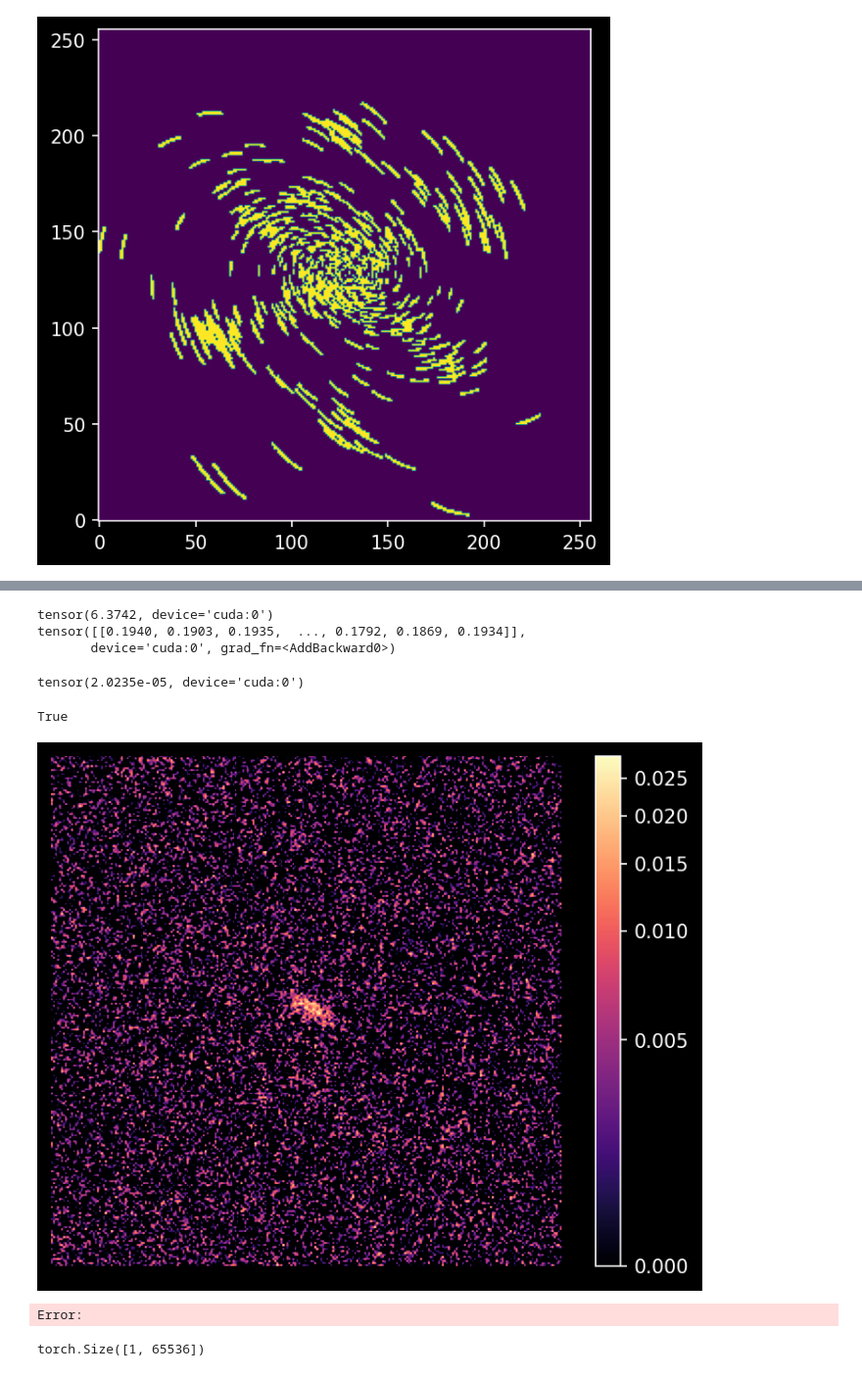
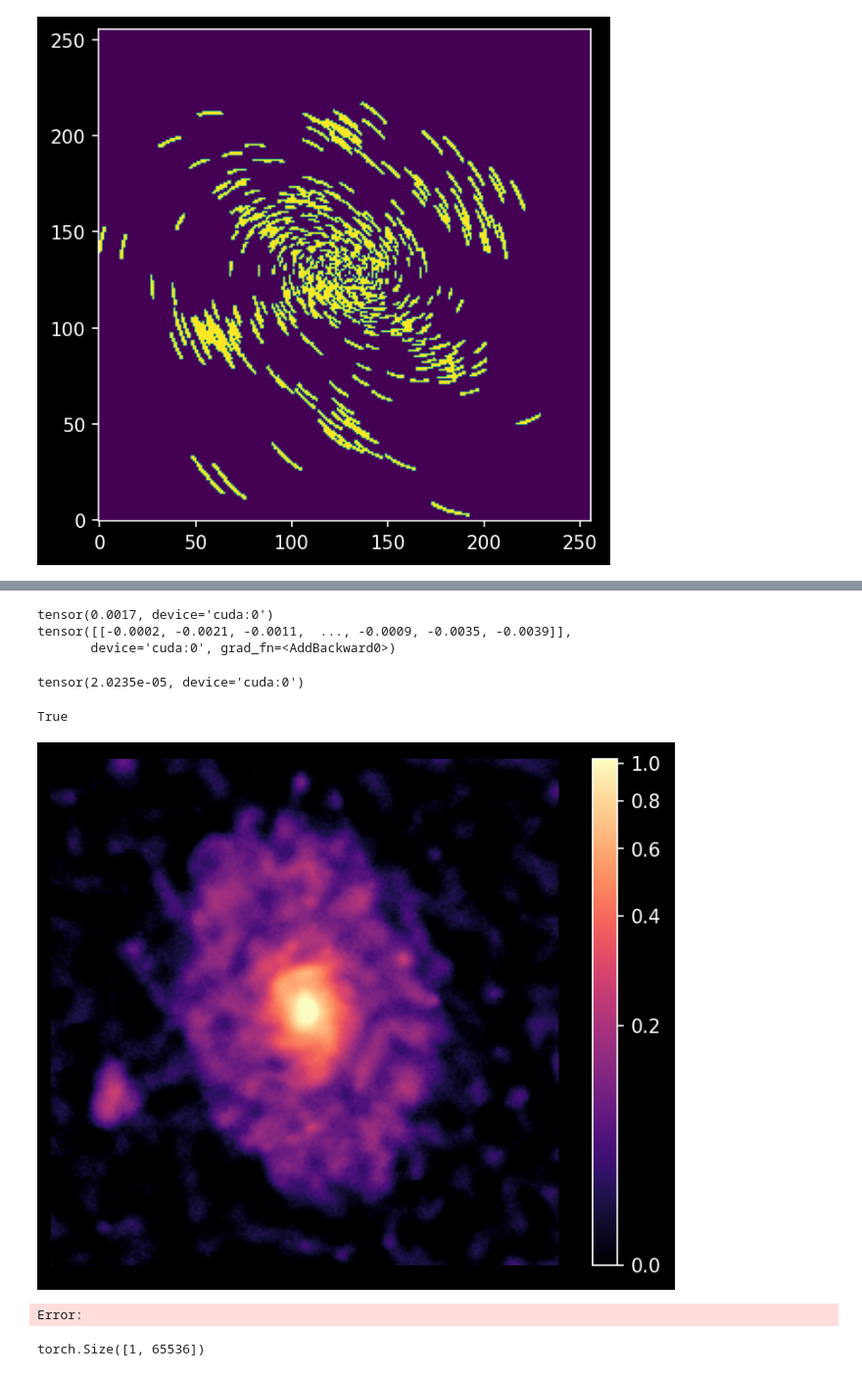
Before and after one commit to EnceladeCandy/diffusion-radio-astronomy, a Jupyter notebook: notebooks/mpol_inf_real copy 5.ipynb, the cells around one changed output, grey strips where cells are left out. Shown at 98% size. Saved outputs shown, nothing was run; the diff lists cells and outputs as text; code cells hidden in the pictures.

```diff
--- a/notebooks/mpol_inf_real copy 5.ipynb
+++ b/notebooks/mpol_inf_real copy 5.ipynb
@@ -292,0 +187,3 @@ Max std gridded = tensor(0.1098, device='cuda:0', dtype=torch.float64)
+# %%
+std_re = gridded_to_loose(std_gridded_re)
+std_img = gridded_to_loose(std_gridded_img)
@@ -292,0 +231,2 @@ Max std gridded = tensor(0.1098, device='cuda:0', dtype=torch.float64)
+# %%
+stds = np.array(stds)
@@ -293,20 +266,17 @@ Max std gridded = tensor(0.1098, device='cuda:0', dtype=torch.float64)
 # %%
-#sigma_y = 1e-8 * torch.ones(D).to(device)
+#sigma_y = 1e8 * torch.ones(len(y)).to(device)
 #beta = 0
 def sigma(t):
     return sigma_min * (sigma_max/sigma_min) ** t
 
 
-def model(x):
+def model(x, t):
     x = x.reshape(img_size, img_size) # for the FFT
     x = link_function(x) # map from model unit space to real unit space
-
-    # Padding:
-    #pad_size = int((npix - img_size)/2)
-    #x = torch.nn.functional.pad(x, (pad_size, pad_size, pad_size, pad_size))
-    vis_full = torch.fft.fft2(x, norm = "ortho").flatten()
-    vis_sampled = vis_full[S]
-    return torch.cat([vis_sampled.real, vis_sampled.imag])
+    vis_full = ft(torch.fft.fftshift(x)).flatten()
+    vis_sampled = vis_full
+    vis_sampled = torch.cat([vis_sampled.real, vis_sampled.imag])
+    return vis_sampled[S]
 
 
 def log_likelihood(y, x, t, sigma_y):
@@ -321,31 +291,30 @@ def log_likelihood(y, x, t, sigma_y):
     Returns:
         log-likelihood of a gaussian distribution
     """
-    y_hat = model(x)
-    var = sigma(t) **2 / 2 + sigma_y**2
+    y_hat = model(x, t)
+    var = sigma(t) **2 / 2  + sigma_y**2
     log_prob = -0.5 * torch.sum((y - y_hat)**2 / var)
     return log_prob
 
 
 # GIVE THE GOOD COVARIANCE MATRIX
-def score_likelihood(x, t):
+def score_likelihood(y, x, t, sigma_y):
     x = x.flatten(start_dim = 1)
-    return vmap(grad(lambda x, t: log_likelihood(y, x, t, sigma_y)))(x, t)
+    return vmap(grad(lambda x, t: log_likelihood(y, x, t, sigma_y)), randomness = "different")(x, t)
 
 #torch.manual_seed(0)
 def score_posterior(x, t):
     x = x.reshape(-1, 1, img_size, img_size)
-    return score_model.score(t, x).flatten(start_dim = 1) + score_likelihood(x, t)
+    return score_model.score(t, x).flatten(start_dim = 1) + score_likelihood(y, x, t, sigma_y)
 
-x = torch.randn([1, img_size ** 2]).to(device)
+k = torch.randn([1, img_size ** 2]).to(device)
 t = torch.ones([1]).to(device)
 
-print((torch.sum(score_likelihood(x, t)**2))**0.5)
-print(score_posterior(x, t))
-#score_model.score(t, x.reshape(-1, 1, img_size, img_size)).shape
+print((torch.sum(score_likelihood(y, k, t, sigma_y)**2))**0.5)
+print(score_posterior(k, t))
 # %% [output]
-tensor(6.3742, device='cuda:0')
-tensor([[0.1940, 0.1903, 0.1935,  ..., 0.1792, 0.1869, 0.1934]],
+tensor(0.0017, device='cuda:0')
+tensor([[-0.0002, -0.0021, -0.0011,  ..., -0.0009, -0.0035, -0.0039]],
        device='cuda:0', grad_fn=<AddBackward0>)
 # %%
 def g(t):
@@ -415,35 +384,35 @@ tensor(2.0235e-05, device='cuda:0')
 # %%
 norm = True
 save = False
 n_images = len(samples)
 grid_size = int(n_images**0.5)
 if n_images != 1:
     fig, axs = plt.subplots(grid_size, grid_size, figsize = (5, 5))
     norm = ImageNormalize(dirty_image[..., None, None].cpu().numpy(), vmin = 0, stretch = AsinhStretch())
     k = 0
     for i in range(grid_size):
         for j in range(grid_size):
             im = axs[i, j].imshow((samples[k]).cpu().reshape(img_size, img_size), cmap = "magma", norm = norm, origin = "lower")
             axs[i, j].axis("off")
             #if k==0:
                 #plt.colorbar(im)
             k+=1
 else:
     print(norm)
     if norm:
-        save_path = f"../../images/HTLup_pad{npix}_robust{robust:.1f}norm.jpeg"
+        save_path = f"../../images/HTLup_pad{npix}_robustnorm.jpeg"
         norm = ImageNormalize(samples.cpu().numpy(), vmin = 0, stretch = AsinhStretch())
     else:
-        save_path = f"../../images/HTLup_pad{npix}_robust{robust:.1f}nonorm.jpeg"
+        save_path = f"../../images/HTLup_pad{npix}_robustnonorm.jpeg"
         norm = None
     plt.imshow((samples).cpu().reshape(img_size, img_size), cmap = "magma", norm = norm, origin = "lower")
     plt.axis("off")
     plt.colorbar()
 if save:
     plt.savefig(save_path, bbox_inches = "tight", pad_inches = 0.1)
 # %% [output]
 True
-[figure, old version]
+[figure, new version]
 Error:
 # %%
 samples.shape
```
Also changed, not shown: parts of 22 cells of this notebook, 2 other files.
